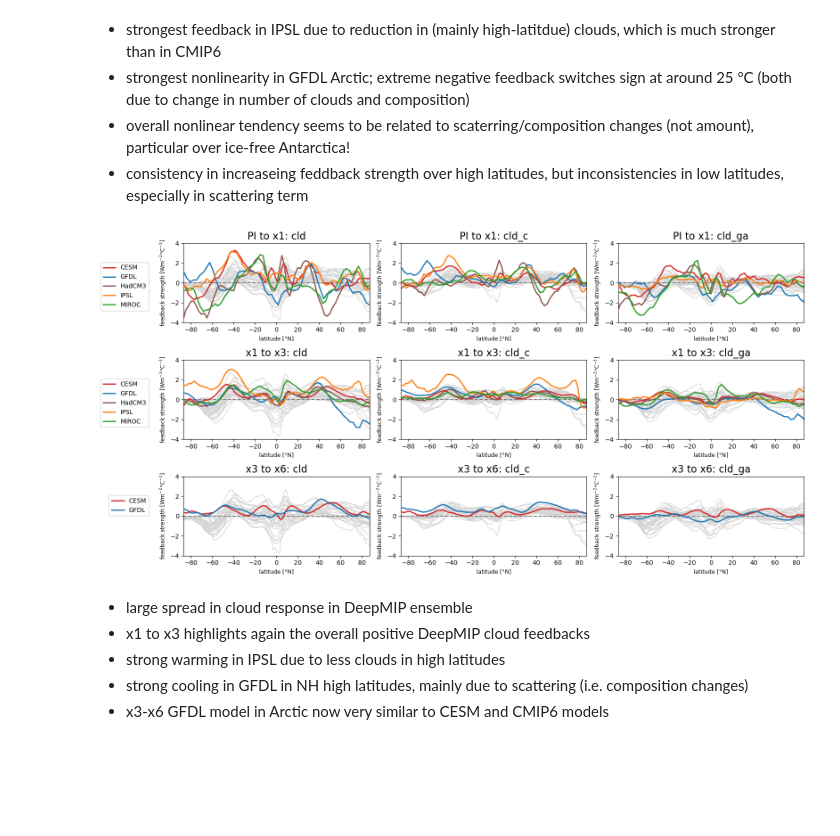
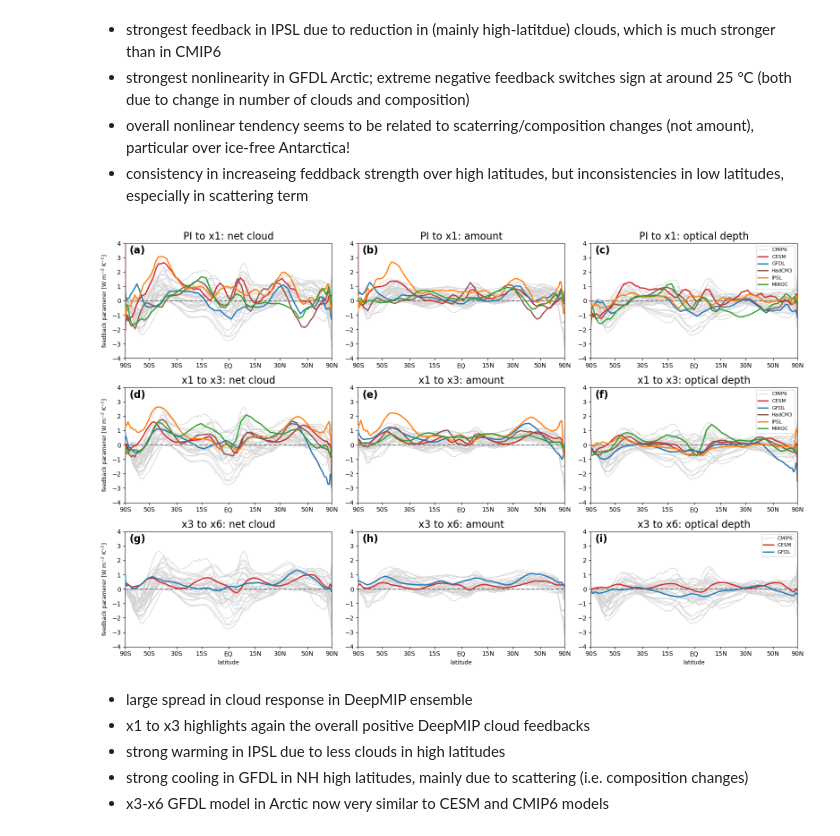
Before and after one commit to sebsteinig/aprp_deepmip, a Jupyter notebook: code/plot_aprp_overview.ipynb, the cells around one changed output. Drawn from its saved outputs; the diff is of its cells as text; code cells hidden in the pictures; blank space fills up the shorter version.

```diff
--- a/code/plot_aprp_overview.ipynb
+++ b/code/plot_aprp_overview.ipynb
@@ -11,6 +11,7 @@ from deepmip_dict import deepmip_dict
 data_dir = '/Users/wb19586/Documents/coding_github/aprp_deepmip/aprp_output_data/'
 cmip_dir = '/Users/wb19586/Documents/coding_github/aprp_deepmip/data/cmip6/'
 deepmip_dir = '/Users/wb19586/Documents/data/deepmip_database/deepmip-eocene-p1/'
+figure_dir = '/Users/wb19586/Documents/coding_github/aprp_deepmip/figures/'
 # %%
 #### state dependence of global mean feedbacks
 
@@ -255,12 +391,15 @@ fig.tight_layout()
 - consistency in increaseing feddback strength over high latitudes, but inconsistencies in low latitudes, especially in scattering term
 # %%
 # zonal mean view
-fig, axs = plt.subplots(3, 3, figsize=(16, 8))
+fig, axs = plt.subplots(3, 3, figsize=(16, 10))
+
+titles = ['net cloud', 'amount', 'optical depth']
 
 # cmip6 background models
+num_model = 0
 for model in os.listdir(cmip_dir + "piControl/"):
 
-    if model == '.DS_Store' or model == 'IPSL-CM6A-LR' or model == 'CMCC-CM2-SR5':
+    if model == '.DS_Store' or model == 'IPSL-CM6A-LR' or model == 'CMCC-CM2-SR5' or model == 'FGOALS-g3':
         continue
 
     aprp_file = model + '.piControl.to.abrupt-4xCO2.aprp.nc'
@@ -277,10 +416,22 @@ for model in os.listdir(cmip_dir + "piControl/"):
 
     var_list = ['cld','cld_c','cld_ga']
     for var_idx, var in enumerate(var_list):
-        aprp_ym_zm = aprp_ym[var].mean('lon') / dT
-        axs[0,var_idx].plot(aprp_ym.lat, aprp_ym_zm, linewidth=1, color='lightgray', zorder=1 )
-        axs[1,var_idx].plot(aprp_ym.lat, aprp_ym_zm, linewidth=1, color='lightgray', zorder=1 )
-        axs[2,var_idx].plot(aprp_ym.lat, aprp_ym_zm, linewidth=1, color='lightgray', zorder=1 )
+        if var == 'cld_ga':
+            cld_ga = aprp_ym['cld_ga'].mean('lon') / dT
+            cld_mu = aprp_ym['cld_mu'].mean('lon') / dT
+            aprp_ym_zm = cld_ga + cld_mu
+        else:
+            aprp_ym_zm = aprp_ym[var].mean('lon') / dT
+        if num_model == 0:
+            axs[0,var_idx].plot(np.sin(np.radians(aprp_ym.lat)), aprp_ym_zm, linewidth=1, color='lightgray', zorder=1, label='CMIP6' )
+            axs[1,var_idx].plot(np.sin(np.radians(aprp_ym.lat)), aprp_ym_zm, linewidth=1, color='lightgray', zorder=1, label='CMIP6' )
+            axs[2,var_idx].plot(np.sin(np.radians(aprp_ym.lat)), aprp_ym_zm, linewidth=1, color='lightgray', zorder=1, label='CMIP6' )
+        else:
+            axs[0,var_idx].plot(np.sin(np.radians(aprp_ym.lat)), aprp_ym_zm, linewidth=1, color='lightgray', zorder=1 )
+            axs[1,var_idx].plot(np.sin(np.radians(aprp_ym.lat)), aprp_ym_zm, linewidth=1, color='lightgray', zorder=1 )
+            axs[2,var_idx].plot(np.sin(np.radians(aprp_ym.lat)), aprp_ym_zm, linewidth=1, color='lightgray', zorder=1 )
+
+    num_model +=1
 
 
 for model in deepmip_dict.keys():
@@ -311,49 +462,88 @@ for model in deepmip_dict.keys():
 
     gmst1     = aprp_2_ym['tas1'].weighted(coslat).mean(('lat','lon')) - 273.15
     gmst2     = aprp_2_ym['tas2'].weighted(coslat).mean(('lat','lon')) - 273.15
     dT2       = (gmst2 - gmst1).values
 
     if model == 'CESM1.2-CAM5' or model == 'GFDL-CM2.1':
         file_3 = model + '.deepmip-eocene-p1-x3.to.deepmip-eocene-p1-x6.aprp.nc'
         aprp_3      = xr.open_dataset(data_dir + '/deepmip/' + file_3, decode_times=False)
         aprp_3      = aprp_3.where(aprp_3 <= 1e6, np.nan)
         aprp_3_ym   = aprp_3.mean('time')
 
         gmst1     = aprp_3_ym['tas1'].weighted(coslat).mean(('lat','lon')) - 273.15
         gmst2     = aprp_3_ym['tas2'].weighted(coslat).mean(('lat','lon')) - 273.15
         dT3       = (gmst2 - gmst1).values
 
     var_list = ['cld','cld_c','cld_ga']
     for var_idx, var in enumerate(var_list):
 
-        aprp_1_ym_zm = aprp_1_ym[var].mean('lon') / dT1
-        axs[0,var_idx].set_title("PI to x1: " + var, fontsize=16)
-        axs[0,var_idx].plot(aprp_1_ym.lat, aprp_1_ym_zm, linewidth=2, color=deepmip_dict[model]['pcolor'], label=deepmip_dict[model]['group'], zorder=999 )
+        if var == 'cld_ga':
+            cld_ga = aprp_1_ym['cld_ga'].mean('lon') / dT
+            cld_mu = aprp_1_ym['cld_mu'].mean('lon') / dT
+            aprp_1_ym_zm = cld_ga + cld_mu
+        else:
+            aprp_1_ym_zm = aprp_1_ym[var].mean('lon') / dT
+        # aprp_1_ym_zm = aprp_1_ym[var].mean('lon') / dT1
+        axs[0,var_idx].set_title("PI to x1: " + titles[var_idx], fontsize=16)
+        axs[0,var_idx].plot(np.sin(np.radians(aprp_1_ym.lat)), aprp_1_ym_zm, linewidth=2, color=deepmip_dict[model]['pcolor'], label=deepmip_dict[model]['group'], zorder=999 )
 
-        aprp_2_ym_zm = aprp_2_ym[var].mean('lon') / dT2
-        axs[1,var_idx].set_title("x1 to x3: " + var, fontsize=16)
-        axs[1,var_idx].plot(aprp_2_ym.lat, aprp_2_ym_zm, linewidth=2, color=deepmip_dict[model]['pcolor'], label=deepmip_dict[model]['group'], zorder=999 )
+        if var == 'cld_ga':
+            cld_ga = aprp_2_ym['cld_ga'].mean('lon') / dT
+            cld_mu = aprp_2_ym['cld_mu'].mean('lon') / dT
+            aprp_2_ym_zm = cld_ga + cld_mu
+        else:
+            aprp_2_ym_zm = aprp_2_ym[var].mean('lon') / dT
+        # aprp_2_ym_zm = aprp_2_ym[var].mean('lon') / dT2
+        axs[1,var_idx].set_title("x1 to x3: " + titles[var_idx], fontsize=16)
+        axs[1,var_idx].plot(np.sin(np.radians(aprp_2_ym.lat)), aprp_2_ym_zm, linewidth=2, color=deepmip_dict[model]['pcolor'], label=deepmip_dict[model]['group'], zorder=999 )
 
         if model == 'CESM1.2-CAM5' or model == 'GFDL-CM2.1':
-            aprp_3_ym_zm = aprp_3_ym[var].mean('lon') / dT3
-            axs[2,var_idx].set_title("x3 to x6: " + var, fontsize=16)
-            axs[2,var_idx].plot(aprp_3_ym.lat, aprp_3_ym_zm, linewidth=2, color=deepmip_dict[model]['pcolor'], label=deepmip_dict[model]['group'], zorder=999 )
 
+            if var == 'cld_ga':
+                cld_ga = aprp_3_ym['cld_ga'].mean('lon') / dT
+                cld_mu = aprp_3_ym['cld_mu'].mean('lon') / dT
+                aprp_3_ym_zm = cld_ga + cld_mu
+            else:
+                aprp_3_ym_zm = aprp_3_ym[var].mean('lon') / dT
+            # aprp_3_ym_zm = aprp_3_ym[var].mean('lon') / dT3
+            axs[2,var_idx].set_title("x3 to x6: " + titles[var_idx], fontsize=16)
+            axs[2,var_idx].plot(np.sin(np.radians(aprp_3_ym.lat)), aprp_3_ym_zm, linewidth=2, color=deepmip_dict[model]['pcolor'], label=deepmip_dict[model]['group'], zorder=999 )
+
+panels = ['(a)', '(b)', '(c)', '(d)', '(e)', '(f)', '(g)', '(h)', '(i)']
+plot_num = 0
 for ax in axs.flat:
-    ax.set_xlabel('latitude [°N]', fontsize=9)
     ax.axhline(y=0.0, color='gray', linestyle='--',zorder=1)
-    ax.set_ylabel('feedback strength [Wm$^{-2}$°C$^{-1}$]', fontsize=9)
     ax.set_ylim([-4, 4])
-    ax.set_xlim([-87, 87])
+    ax.set_xlim([np.sin(np.radians(-90)), np.sin(np.radians(90))])
+    # Setting custom x-axis ticks and labels
+    tick_positions = np.sin(np.radians(np.array([-90, -50, -30, -15, 0, 15, 30, 50, 90])))
+    tick_labels = ['90S', '50S', '30S', '15S', 'EQ', '15N', '30N', '50N', '90N']
+    ax.set_xticks(tick_positions, tick_labels)
+    ax.text(0.02, 0.98, panels[plot_num], transform=ax.transAxes, fontsize=16, fontweight='bold', va='top')
+    plot_num += 1
     # ax.set_xticks([12.5,15,17.5,20,22.5,25,27.5,30,32.5], ["","15","","20","","25","","30",""])
 
-axs[0,0].legend( prop={"size": 10}, bbox_to_anchor=(-0.17, 0.8))
-axs[1,0].legend( prop={"size": 10}, bbox_to_anchor=(-0.17, 0.8))
-axs[2,0].legend( prop={"size": 10}, bbox_to_anchor=(-0.17, 0.8))
+# axs[0,0].legend( prop={"size": 10}, bbox_to_anchor=(-0.17, 0.8))
+# axs[1,0].legend( prop={"size": 10}, bbox_to_anchor=(-0.17, 0.8))
+# axs[2,0].legend( prop={"size": 10}, bbox_to_anchor=(-0.17, 0.8))
+
+axs[0,2].legend( prop={"size": 8})
+axs[1,2].legend( prop={"size": 8})
+axs[2,2].legend( prop={"size": 8})
+
+axs[2,0].set_xlabel('latitude', fontsize=9)
+axs[2,1].set_xlabel('latitude', fontsize=9)
+axs[2,2].set_xlabel('latitude', fontsize=9)
+
+axs[0,0].set_ylabel('feedback paramerer [W m$^{-2}$ K$^{-1}$]', fontsize=9)
+axs[1,0].set_ylabel('feedback paramerer [W m$^{-2}$ K$^{-1}$]', fontsize=9)
+axs[2,0].set_ylabel('feedback paramerer [W m$^{-2}$ K$^{-1}$]', fontsize=9)
 
 fig.tight_layout()
+
+fig.savefig(figure_dir + '/zonal_mean_cloud_feedbacks.pdf', bbox_inches='tight')
 # %% [output]
-[figure, old version]
+[figure, new version]
 # %% [markdown]
 - large spread in cloud response in DeepMIP ensemble
 - x1 to x3 highlights again the overall positive DeepMIP cloud feedbacks
```
Also changed, not shown: parts of 6 cells of this notebook, 2 other files.
